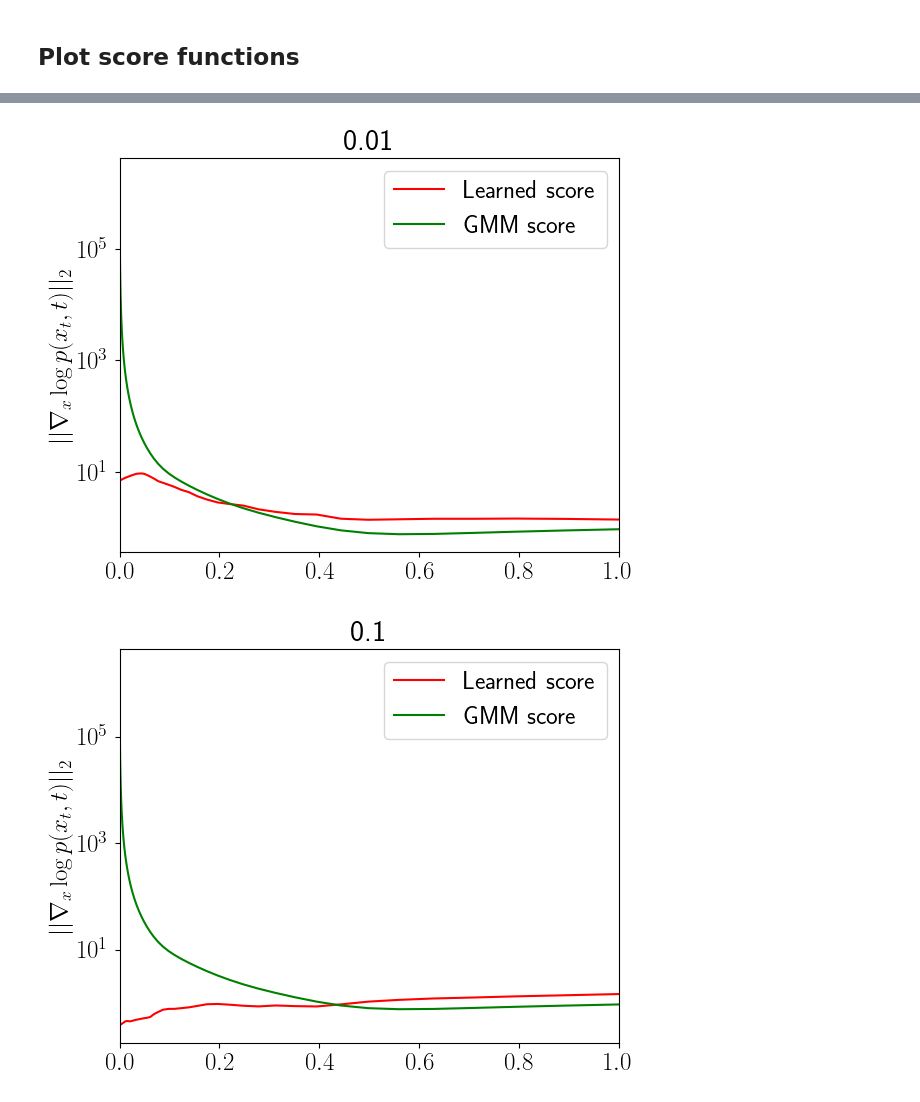
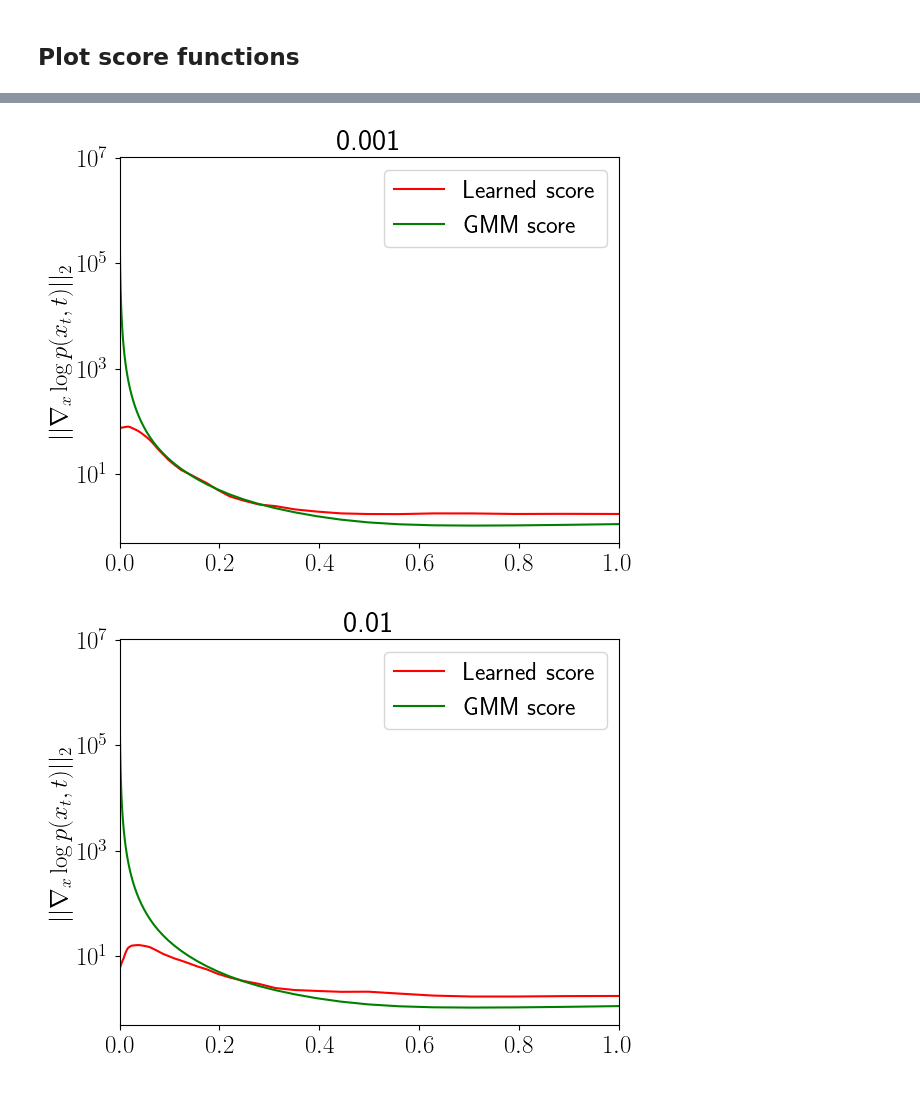
Before and after one commit to baptistar/DiffusionModelDynamics, a Jupyter notebook: 2DGaussianPoints/VE_NNTikhonov.ipynb, the cells around one changed output, grey strips where cells are left out. Saved outputs shown, nothing was run; the diff lists cells and outputs as text; code cells hidden in the pictures.

```diff
--- a/2DGaussianPoints/VE_NNTikhonov.ipynb
+++ b/2DGaussianPoints/VE_NNTikhonov.ipynb
@@ -94,21 +94,21 @@ def loss_func(net, X, schedule, reg_strength=0.0):
 from score_models import GMM_score, VE, VP
 
 # Training parameters
-n_epochs        = 200000 # maximum number of total epochs
+n_epochs        = 500000 # maximum number of total epochs
 lr              = 1e-3   # learning rate
 width           = 256    # Width of the score network
 depth           = 2      # Depth of the score network
 plot_every      = 5000   # Plotting interval
 embed_dim       = 8      # Dimension of the time embedding
-path_to_save    = './experiments/Tikhonov/'
-figures_path    = './figures/VP_NN_Tikhonov/'
+path_to_save    = './experiments/TikhonovScore/'
+figures_path    = './figures/VP_NN_TikhonovScore/'
 
 # define schedule
 schedule = VP()
 #schedule = VE()
 
 # define reg strengths
-reg_strength_vect = [0.0001,0.001,0.01,0.1]
+reg_strength_vect = [0,0.0001,0.001,0.01,0.1]
 # %% [markdown]
 ## Train network
 # %%
@@ -270,6 +272,9 @@ x_pt2 = x_pt.repeat(t_pts.shape[0],1).to(device)
 # Define network
 score_net = score_edm(device=device, width=width, depth=depth, embed_dim=embed_dim, activation=nn.ReLU)
 score_ema = EMA(score_net, beta=0.9999)
+
+# set epoch
+epoch = n_epochs - 1
 
 for (kk,reg_strength) in enumerate(reg_strength_vect):
 
@@ -299,5 +304,5 @@ for (kk,reg_strength) in enumerate(reg_strength_vect):
     plt.legend(loc='upper right')
     plt.tight_layout()
     plt.title(reg_strength)
-    plt.savefig(figures_path+'regstrength'+str(reg_strength)+'.pdf')
+    #plt.savefig(figures_path+'regstrength'+str(reg_strength)+'.pdf')
 # %% [output]
@@ -306,2 +311,2 @@ for (kk,reg_strength) in enumerate(reg_strength_vect):
-[figure, old version]
+[figure, new version]
-[figure, old version]
+[figure, new version]
```
Also changed, not shown: parts of 4 cells of this notebook, 5 other files.
